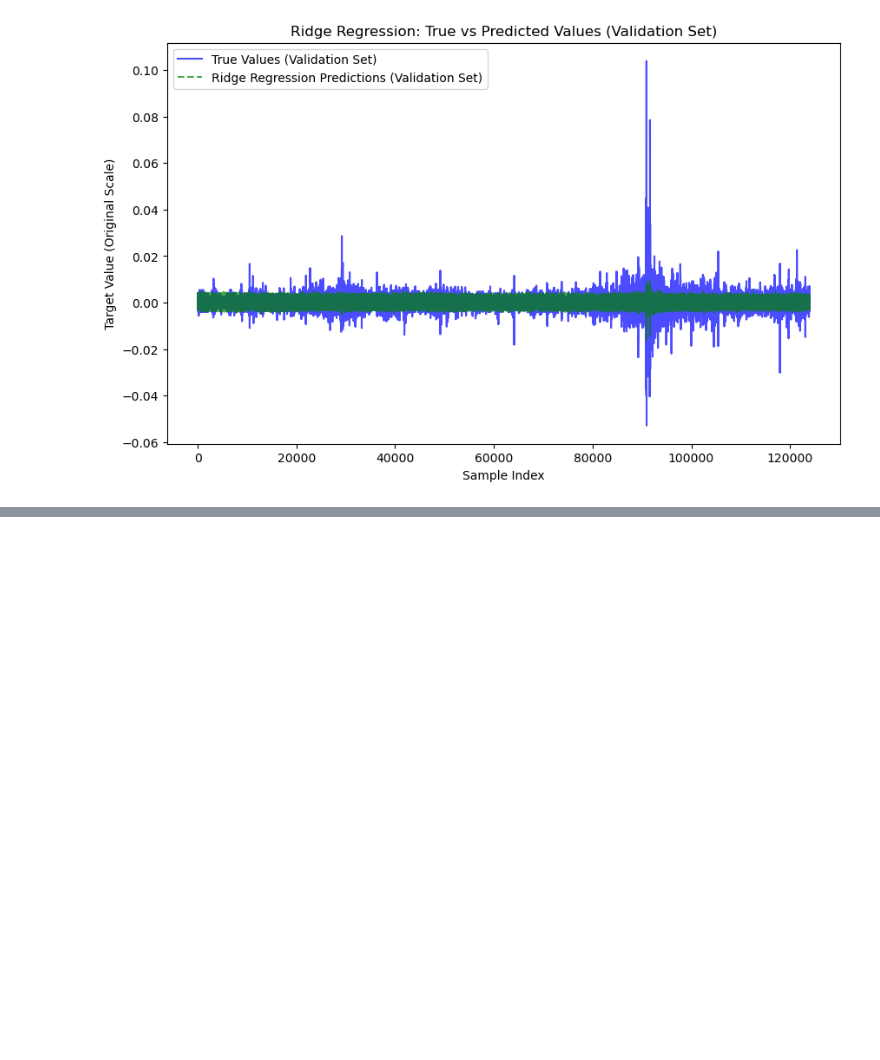
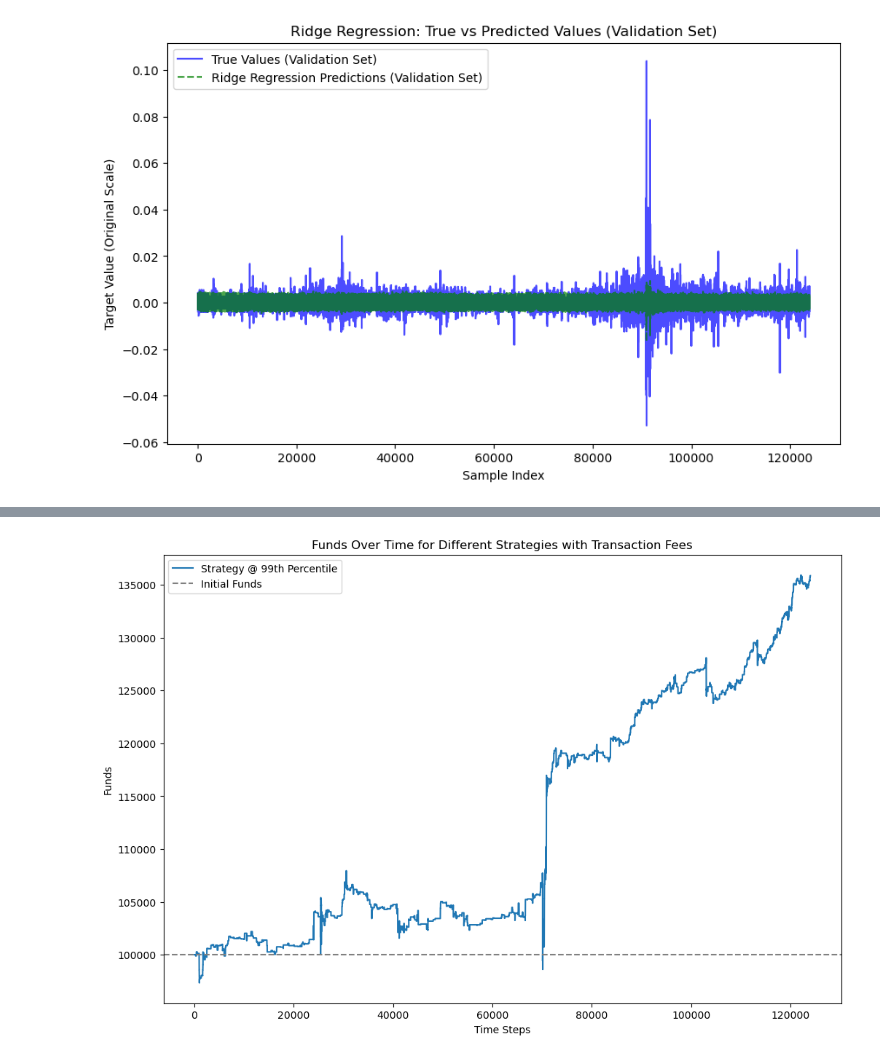
Before and after one commit to Little-Otter7/NN_Strategy, a Jupyter notebook: model_version2.ipynb, the cells around one changed output, grey strips where cells are left out. Cells and saved outputs as stored; diff of their text form; code cells hidden in the pictures; blank space fills up the shorter version.

```diff
--- a/model_version2.ipynb
+++ b/model_version2.ipynb
@@ -381,0 +601,95 @@ Neural Network Performance: MSE=0.0001, MAE=0.0070, R^2=-0.1046
+# %%
+# 初始资金
+initial_funds = 100000
+transaction_fee_rate = 0.0003  # 万分之三
+points_per_year = 525600  # 一年时间点数（分钟级数据）
+trading_days_per_year = points_per_year / 1440  # 一年交易天数
+
+# 定义交易策略函数
+def trade_strategy(y_pred, y_test, percentile):
+    """
+    根据给定的分位点执行交易策略，加入交易费用，计算各项指标。
+    """
+    threshold = np.percentile(y_pred, percentile)  # 计算分位点
+    funds = initial_funds  # 初始资金
+    funds_over_time = []  # 记录资金变化
+    total_fees = 0  # 累计交易费用
+    trade_count = 0  # 总交易次数
+    daily_trades = []  # 每日交易次数
+    daily_fees = []  # 每日交易费用
+    daily_returns = []  # 每日收益
+
+    # 模拟交易
+    for i, pred in enumerate(y_pred):
+        # 实际收益率 (已经是 return.shift(-1))
+        actual_return = y_test[i]
+
+        # 判断是否交易
+        if pred > threshold:
+            allocation = 1.0  # 100% 资金
+            trade_count += 1  # 增加交易次数
+        else:
+            allocation = 0.0  # 不交易
+
+        # 计算交易费用
+        trade_amount = funds * allocation
+        fee = trade_amount * transaction_fee_rate if allocation > 0 else 0
+        total_fees += fee
+
+        # 计算收益
+        profit = trade_amount * actual_return - fee
+        funds += profit  # 更新资金
+        funds_over_time.append(funds)
+
+        # 记录每日数据
+
+
+    # 年化收益
+    total_periods = len(y_pred)
+    annualized_return = (funds / initial_funds) ** (points_per_year / total_periods) - 1
+
+    # 夏普比率 (年化)
+    daily_returns = np.array(daily_returns)
+    mean_daily_return = np.mean(daily_returns)
+    std_daily_return = np.std(daily_returns)
+    sharpe_ratio = (
+        (mean_daily_return * trading_days_per_year) /
+        (std_daily_return * np.sqrt(trading_days_per_year))
+        if len(daily_returns) > 1 else 0
+    )
+
+    # 最大回撤
+    max_drawdown = max(1 - np.array(funds_over_time) / np.maximum.accumulate(funds_over_time))
+
+    # 打印结果
+    print(f"Percentile: {percentile}%")
+    print(f"Annualized Return: {annualized_return:.4%}")
+    print(f"Sharpe Ratio (Annualized): {sharpe_ratio:.2f}")
+    print(f"Max Drawdown: {max_drawdown:.4%}")
+    print(f"Average Daily Trades: {np.mean(daily_trades):.2f}")
+    print(f"Average Daily Fees: {np.mean(daily_fees):.2f}")
+    print("-" * 50)
+
+    return funds_over_time
+
+# 分位点范围从 100 到 85
+percentiles = [99]  # 从 100 到 85，步长为 -1
+
+# 存储每种策略的资金变化
+strategies_funds = {}
+
+for percentile in percentiles:
+    strategies_funds[percentile] = trade_strategy(y_test_pred_original, y_test_original, percentile)
+
+# 可视化结果
+plt.figure(figsize=(12, 8))
+for percentile, funds_over_time in strategies_funds.items():
+    plt.plot(funds_over_time, label=f"Strategy @ {percentile}th Percentile")
+plt.axhline(initial_funds, color="gray", linestyle="--", label="Initial Funds")
+plt.title("Funds Over Time for Different Strategies with Transaction Fees")
+plt.xlabel("Time Steps")
+plt.ylabel("Funds")
+plt.legend()
+plt.show()
+# rolling_percentile rounding, turnover, plot time, returns
+# %% [output]
@@ -381,0 +703 @@ Neural Network Performance: MSE=0.0001, MAE=0.0070, R^2=-0.1046
+[figure, added]
```
Also changed, not shown: parts of 15 cells of this notebook.
